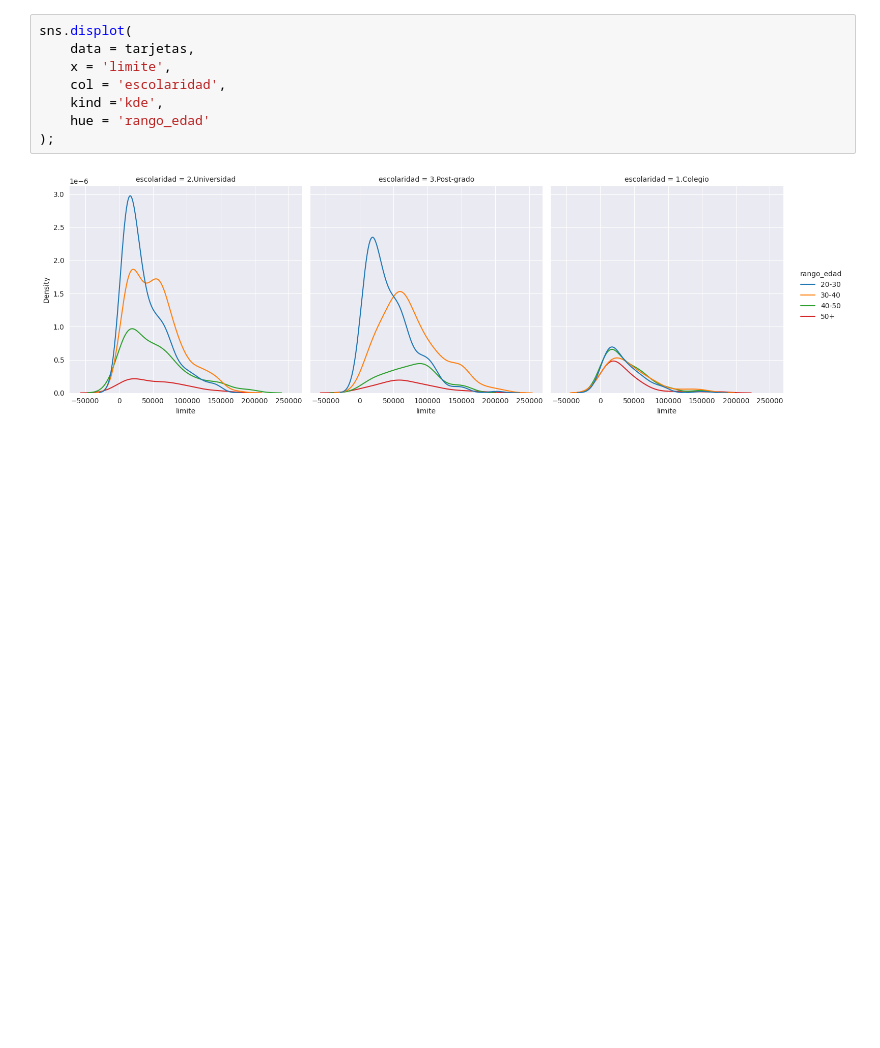
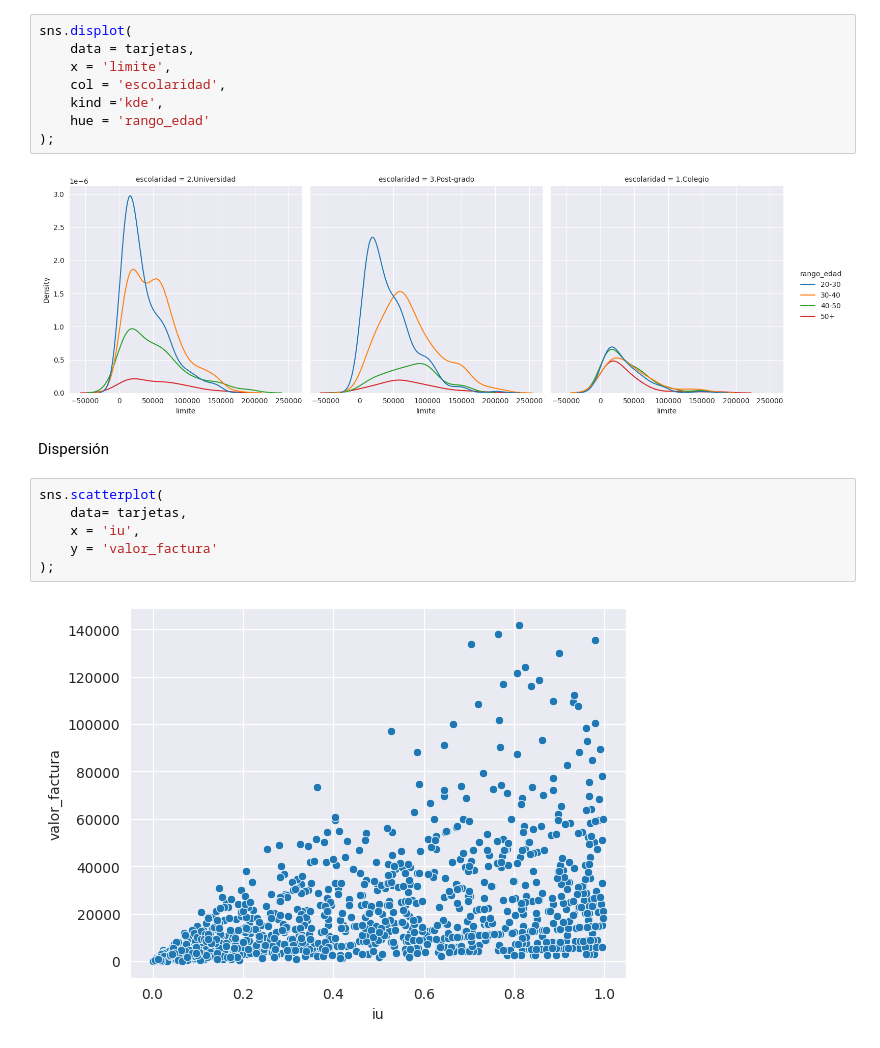
Before and after one commit to Fsalasgit/aluraCurso-Data-Visualization-Explorando_Seaborn, a Jupyter notebook: 01_Importanto_y_traduciendo_variables.ipynb, the cells around one changed output. Cells and saved outputs as stored; diff of their text form; blank space fills up the shorter version.

```diff
--- a/01_Importanto_y_traduciendo_variables.ipynb
+++ b/01_Importanto_y_traduciendo_variables.ipynb
@@ -503,3 +503,13 @@ sns.displot(
 );
 # %% [output]
 [figure]
+# %% [markdown]
+Dispersión
+# %%
+sns.scatterplot(
+    data= tarjetas,
+    x = 'iu',
+    y = 'valor_factura'
+);
+# %% [output]
+[figure, added]
```
Also changed, not shown: parts of 24 cells of this notebook.
